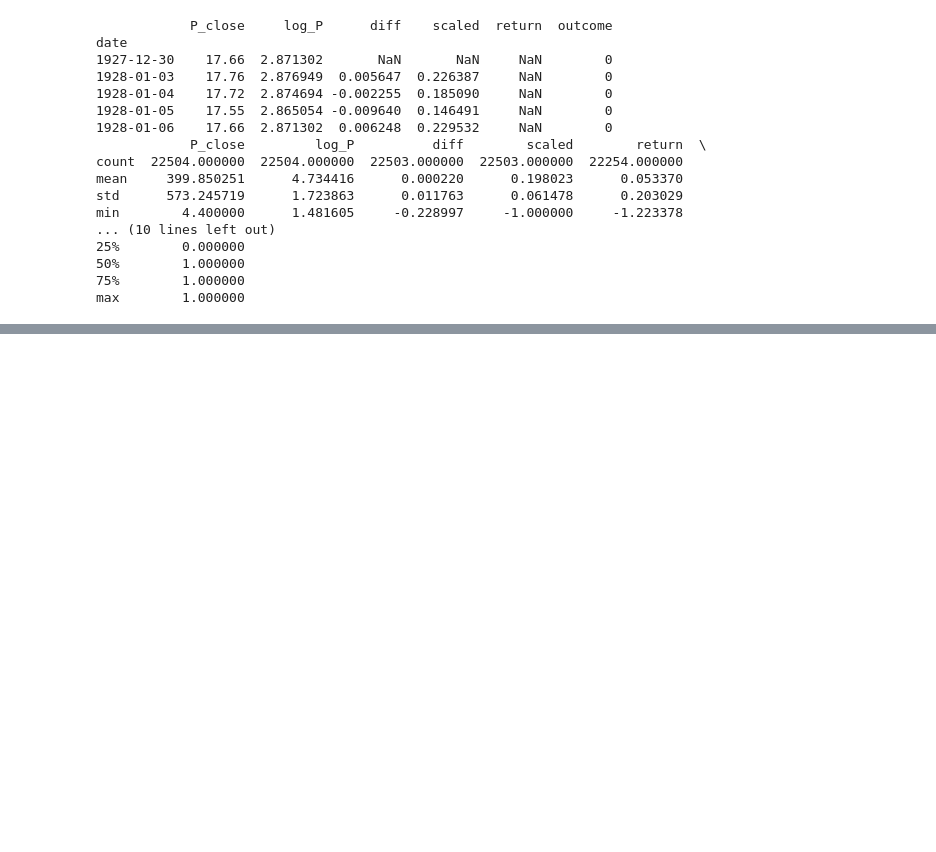
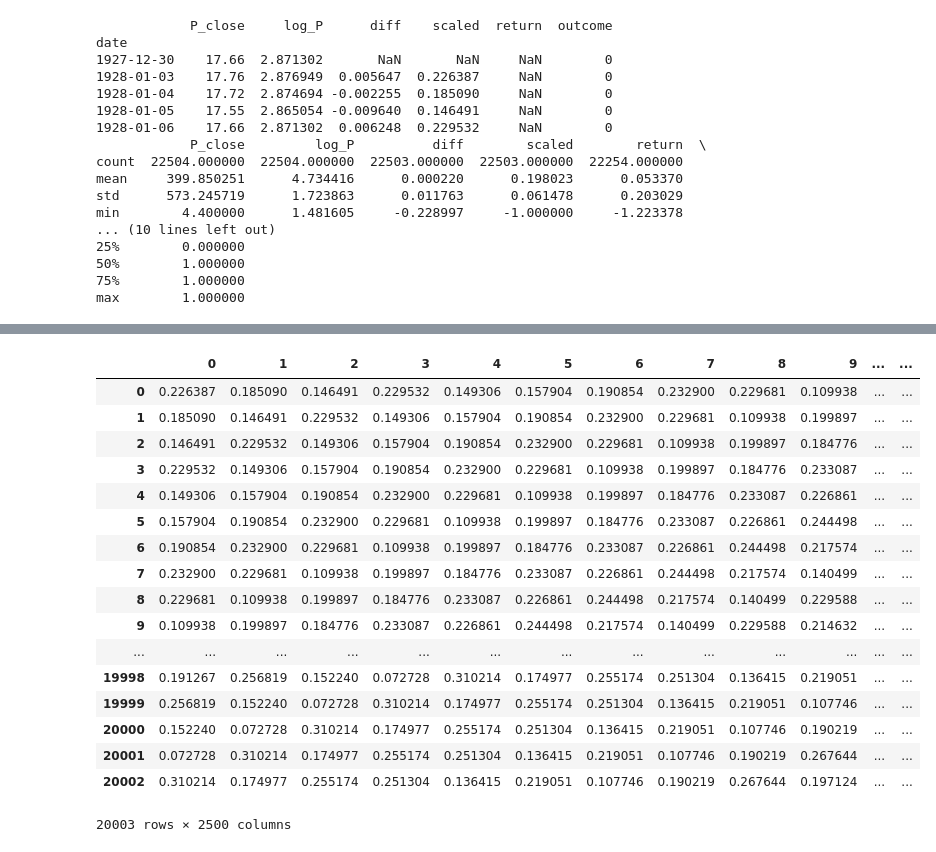
Before and after one commit to kposen/tinkering, a Jupyter notebook: SandP500v2.ipynb, the cells around one changed output, grey strips where cells are left out. Cells and saved outputs as stored; diff of their text form; code cells hidden in the pictures; blank space fills up the shorter version.

Commit message:
Saved processed data

```diff
--- a/SandP500v2.ipynb
+++ b/SandP500v2.ipynb
@@ -7,7 +7,7 @@ import matplotlib as mp
 from statsmodels.graphics.tsaplots import plot_acf
 import numpy as np
 from sklearn.preprocessing import MinMaxScaler
-from keras.layers import Dense, Dropout, GaussianNoise, GRU, LSTM, Conv1D
+from keras.layers import Dense, Dropout, GaussianNoise, GRU, LSTM, Conv1D, Flatten
 from keras.layers.pooling import MaxPooling1D, GlobalAveragePooling1D
 from keras.callbacks import ModelCheckpoint, EarlyStopping
 from keras.layers.wrappers import Bidirectional
@@ -18,6 +18,8 @@ import pandas as pd
 # Source data
 data_file_path = ''
 data_filename = 'spx_history.csv'
+processed_data_file = 'processed_data.csv'
+model_input_file = 'model_input.csv'
 
 # Model
 model_file = 'model.hd5'
@@ -64,6 +64,7 @@ def get_processed_data(prices_df, investment_horizon):
     prices_df['return'] = prices_df['log_P'].diff(investment_horizon)
     prices_df['outcome'] = (prices_df['return'] > prices_df['diff'].median()).map(map_outcome)
 
+    prices_df.to_csv(processed_data_file)
     print(prices_df.head())
     print(prices_df.describe())
 
@@ -74,4 +75,4 @@ def get_samples(data_df, window, stride):
     outcomes = data_df.iloc[:, 1].values
     x, y = zip(*[(time_series[i-window:i], outcomes[i]) for i in range(window, len(time_series), stride)])
 
-    return np.array(x).reshape(-1, window, 1), np.array(y).reshape(-1, 1, 1)
+    return np.array(x).reshape(-1, window, 1), np.array(y).reshape(-1, 1)
@@ -200,0 +224,23 @@ Epoch 40/10000
+# %%
+check_data = pd.DataFrame(X.reshape(-1, window))
+# %%
+check_data
+# %% [output]
+|  | 0 | 1 | 2 | 3 | 4 | 5 | 6 | 7 | 8 | 9 | ... | ... |
+| 0 | 0.226387 | 0.185090 | 0.146491 | 0.229532 | 0.149306 | 0.157904 | 0.190854 | 0.232900 | 0.229681 | 0.109938 | ... | ... |
+| 1 | 0.185090 | 0.146491 | 0.229532 | 0.149306 | 0.157904 | 0.190854 | 0.232900 | 0.229681 | 0.109938 | 0.199897 | ... | ... |
+| 2 | 0.146491 | 0.229532 | 0.149306 | 0.157904 | 0.190854 | 0.232900 | 0.229681 | 0.109938 | 0.199897 | 0.184776 | ... | ... |
+| 3 | 0.229532 | 0.149306 | 0.157904 | 0.190854 | 0.232900 | 0.229681 | 0.109938 | 0.199897 | 0.184776 | 0.233087 | ... | ... |
+| 4 | 0.149306 | 0.157904 | 0.190854 | 0.232900 | 0.229681 | 0.109938 | 0.199897 | 0.184776 | 0.233087 | 0.226861 | ... | ... |
+| 5 | 0.157904 | 0.190854 | 0.232900 | 0.229681 | 0.109938 | 0.199897 | 0.184776 | 0.233087 | 0.226861 | 0.244498 | ... | ... |
+| 6 | 0.190854 | 0.232900 | 0.229681 | 0.109938 | 0.199897 | 0.184776 | 0.233087 | 0.226861 | 0.244498 | 0.217574 | ... | ... |
+| 7 | 0.232900 | 0.229681 | 0.109938 | 0.199897 | 0.184776 | 0.233087 | 0.226861 | 0.244498 | 0.217574 | 0.140499 | ... | ... |
+| 8 | 0.229681 | 0.109938 | 0.199897 | 0.184776 | 0.233087 | 0.226861 | 0.244498 | 0.217574 | 0.140499 | 0.229588 | ... | ... |
+| 9 | 0.109938 | 0.199897 | 0.184776 | 0.233087 | 0.226861 | 0.244498 | 0.217574 | 0.140499 | 0.229588 | 0.214632 | ... | ... |
+| ... | ... | ... | ... | ... | ... | ... | ... | ... | ... | ... | ... | ... |
+| 19998 | 0.191267 | 0.256819 | 0.152240 | 0.072728 | 0.310214 | 0.174977 | 0.255174 | 0.251304 | 0.136415 | 0.219051 | ... | ... |
+| 19999 | 0.256819 | 0.152240 | 0.072728 | 0.310214 | 0.174977 | 0.255174 | 0.251304 | 0.136415 | 0.219051 | 0.107746 | ... | ... |
+| 20000 | 0.152240 | 0.072728 | 0.310214 | 0.174977 | 0.255174 | 0.251304 | 0.136415 | 0.219051 | 0.107746 | 0.190219 | ... | ... |
+| 20001 | 0.072728 | 0.310214 | 0.174977 | 0.255174 | 0.251304 | 0.136415 | 0.219051 | 0.107746 | 0.190219 | 0.267644 | ... | ... |
+| 20002 | 0.310214 | 0.174977 | 0.255174 | 0.251304 | 0.136415 | 0.219051 | 0.107746 | 0.190219 | 0.267644 | 0.197124 | ... | ... |
+20003 rows × 2500 columns
```
Also changed, not shown: parts of 11 cells of this notebook, 3 other files.
